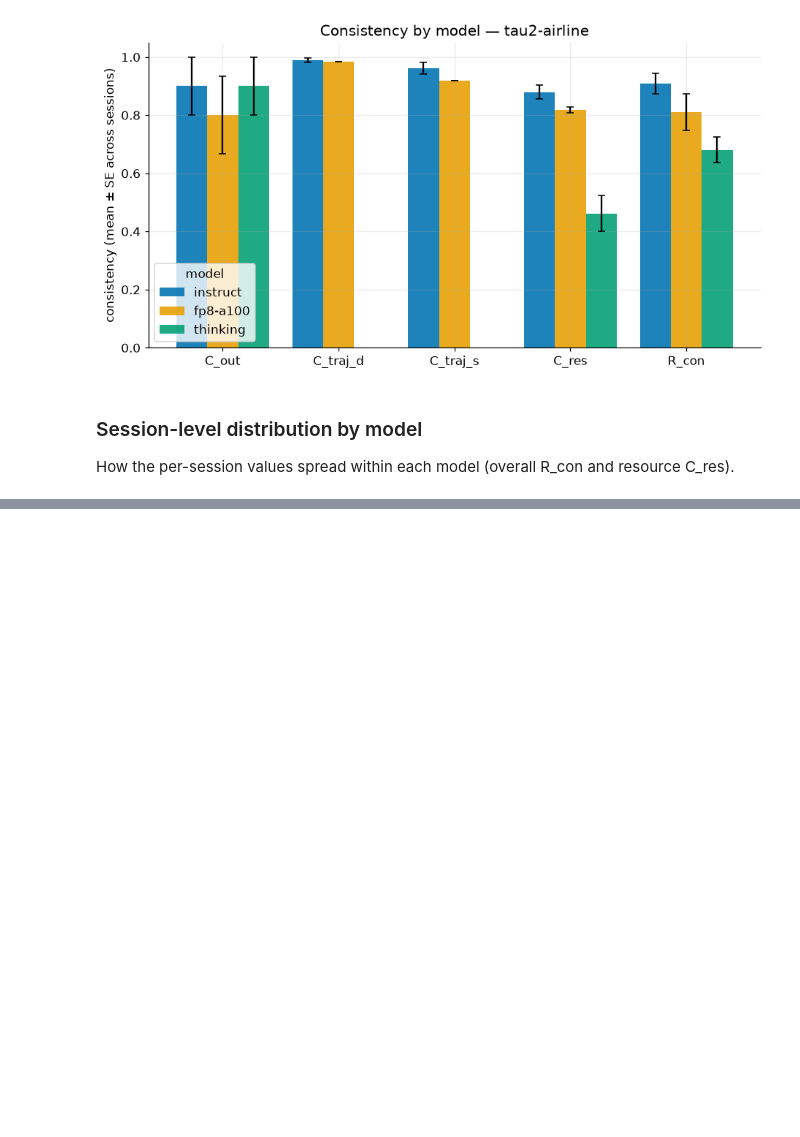
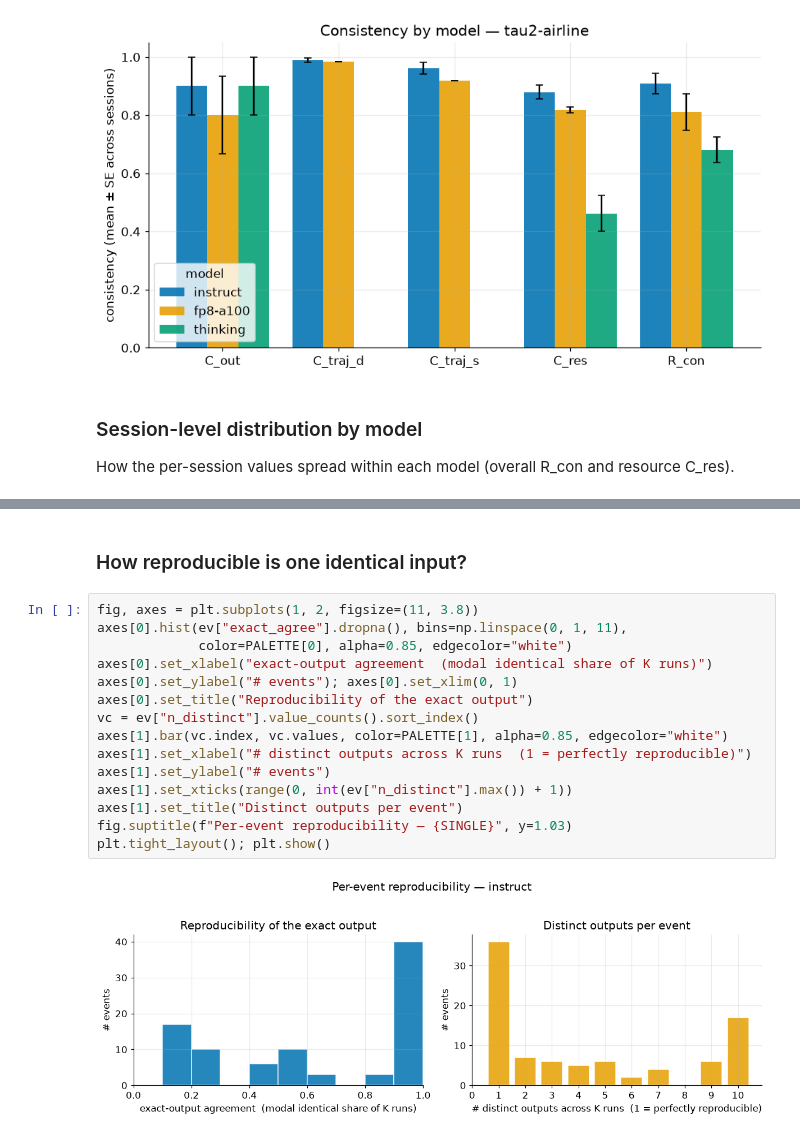
Before and after one commit to alonh/inference-perf, a Jupyter notebook: experiments/consistency-replay/reliability_analysis.ipynb, the cells around one changed output, grey strips where cells are left out. Drawn from its saved outputs; the diff is of its cells as text; blank space fills up the shorter version.

```diff
--- a/experiments/consistency-replay/reliability_analysis.ipynb
+++ b/experiments/consistency-replay/reliability_analysis.ipynb
@@ -234,0 +371,19 @@ plt.tight_layout(); plt.show()
+# %% [markdown]
+### How reproducible is one identical input?
+# %%
+fig, axes = plt.subplots(1, 2, figsize=(11, 3.8))
+axes[0].hist(ev["exact_agree"].dropna(), bins=np.linspace(0, 1, 11),
+             color=PALETTE[0], alpha=0.85, edgecolor="white")
+axes[0].set_xlabel("exact-output agreement  (modal identical share of K runs)")
+axes[0].set_ylabel("# events"); axes[0].set_xlim(0, 1)
+axes[0].set_title("Reproducibility of the exact output")
+vc = ev["n_distinct"].value_counts().sort_index()
+axes[1].bar(vc.index, vc.values, color=PALETTE[1], alpha=0.85, edgecolor="white")
+axes[1].set_xlabel("# distinct outputs across K runs  (1 = perfectly reproducible)")
+axes[1].set_ylabel("# events")
+axes[1].set_xticks(range(0, int(ev["n_distinct"].max()) + 1))
+axes[1].set_title("Distinct outputs per event")
+fig.suptitle(f"Per-event reproducibility — {SINGLE}", y=1.03)
+plt.tight_layout(); plt.show()
+# %% [output]
+[figure, added]
```
Also changed, not shown: parts of 21 cells of this notebook, 21 other files.
